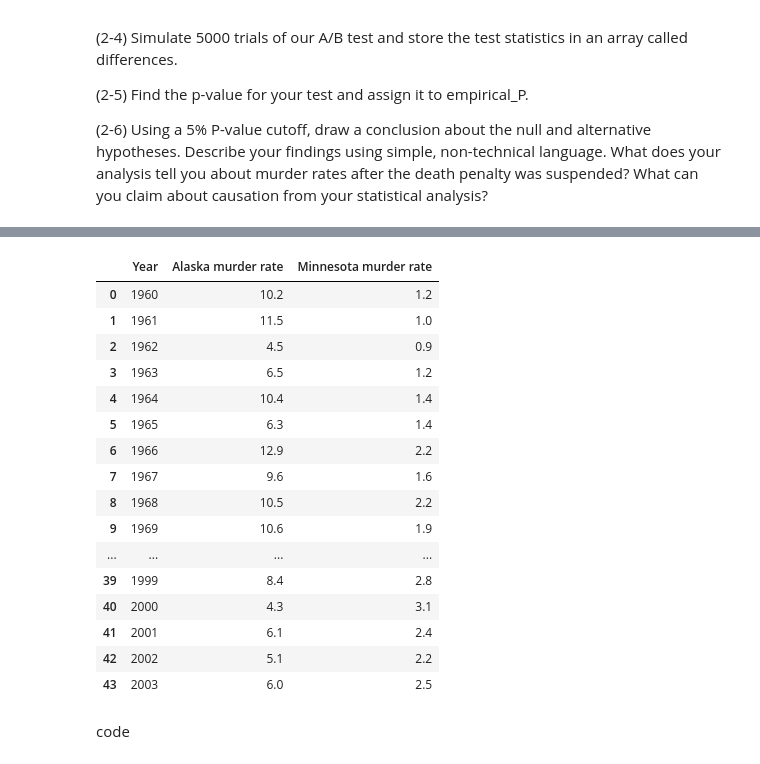
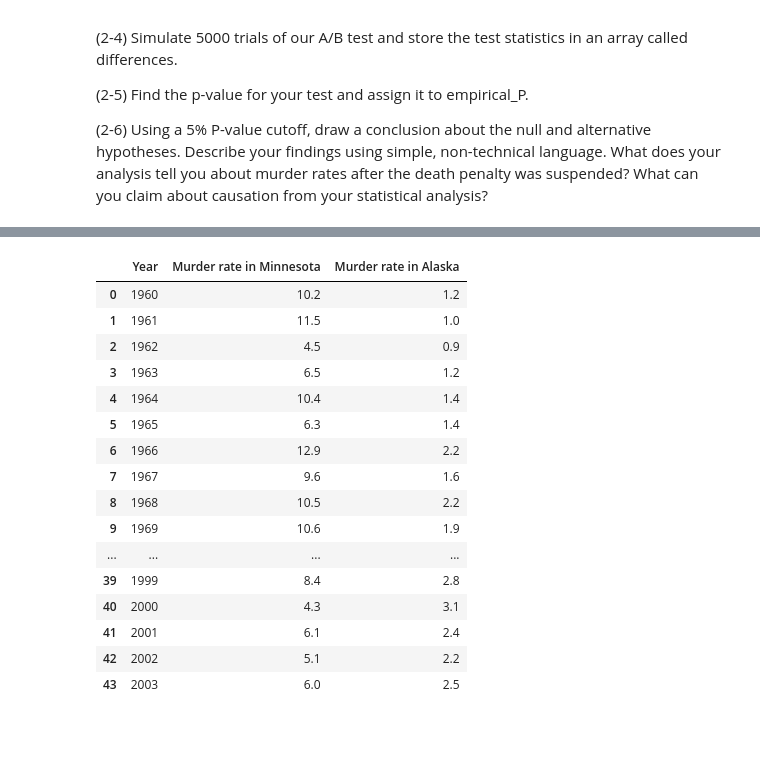
Before and after one commit to SushmithaReddyChintalapani/sushmitha_INFO5502_Spring2022, a Jupyter notebook: Copy_of_lab_assignment_09_Sushmitha_11554373(1).ipynb, the cells around one changed output, grey strips where cells are left out. Drawn from its saved outputs; the diff is of its cells as text; code cells hidden in the pictures; blank space fills up the shorter version.

```diff
--- a/Copy_of_lab_assignment_09_Sushmitha_11554373(1).ipynb
+++ b/Copy_of_lab_assignment_09_Sushmitha_11554373(1).ipynb
@@ -275,30 +294,30 @@ Mounted at /content/gdrive
 # %%
 # You code here
 
 import pandas as pd
 
-# here we have to load the datasets
-data = pd.read_csv("/content/gdrive/My Drive/crime_rates.csv")
+# data set is loaded
+data = pd.read_csv("/content/crime_rates (1).csv")
 
-# creating table that as in above question
-df = data[(data['State'] == 'Alaska')][['Year', 'Murder Rate']]
+# we have created the table for the below states
+dfd = data[(data['State'] == 'Alaska')][['Year','Murder Rate']]
 
-# we can extract the Minnesota data and load add to table
+# we can get the data of these states from the CSV file
 d = {}
 for year in (list(set(list(data['Year'].values)))):
     if data[(data['Year'] == year) & (data['State'] == 'Minnesota')].shape[0] > 0:
         d[year] = data[(data['Year'] == year) & (data['State'] == 'Minnesota')]['Murder Rate'].values[0]
     else:
         d[year] = 0
 
 len(d)
 
-df['rate of Murderin Minnesota'] = d.values()
+dfd['Murder rate in Minnesota'] = d.values()
 
-df.columns = ['Year', 'Alaska murder rate', 'Minnesota murder rate']
-df
+dfd.columns = ['Year', 'Murder rate in Minnesota', 'Murder rate in Alaska']
+dfd
 # %% [output]
-|  | Year | Alaska murder rate | Minnesota murder rate |
+|  | Year | Murder rate in Minnesota | Murder rate in Alaska |
 | 0 | 1960 | 10.2 | 1.2 |
 | 1 | 1961 | 11.5 | 1.0 |
 | 2 | 1962 | 4.5 | 0.9 |
@@ -315,5 +334,3 @@ df
 | 41 | 2001 | 6.1 | 2.4 |
 | 42 | 2002 | 5.1 | 2.2 |
 | 43 | 2003 | 6.0 | 2.5 |
-# %% [markdown]
-code
```
Also changed, not shown: parts of 6 cells of this notebook.
